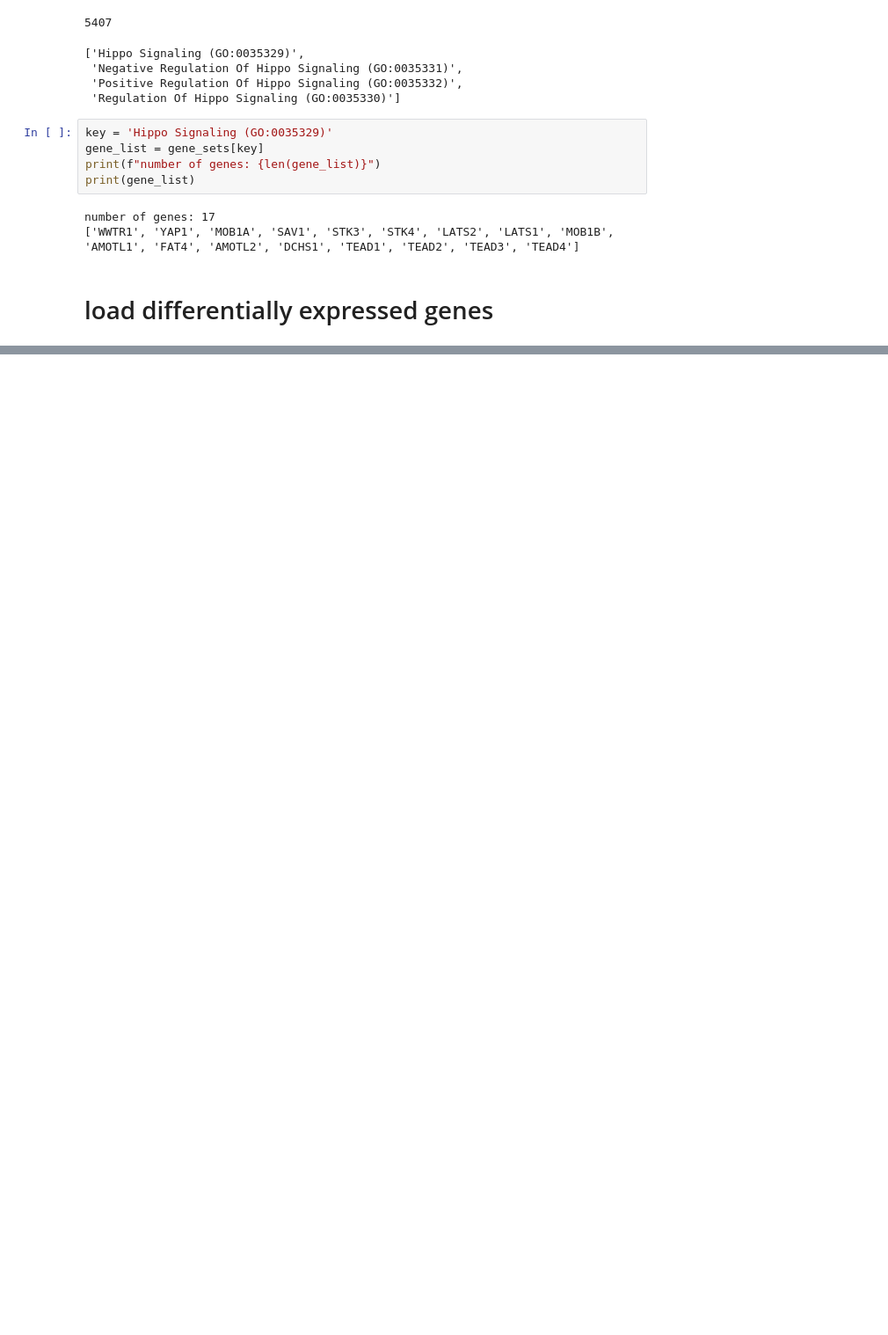
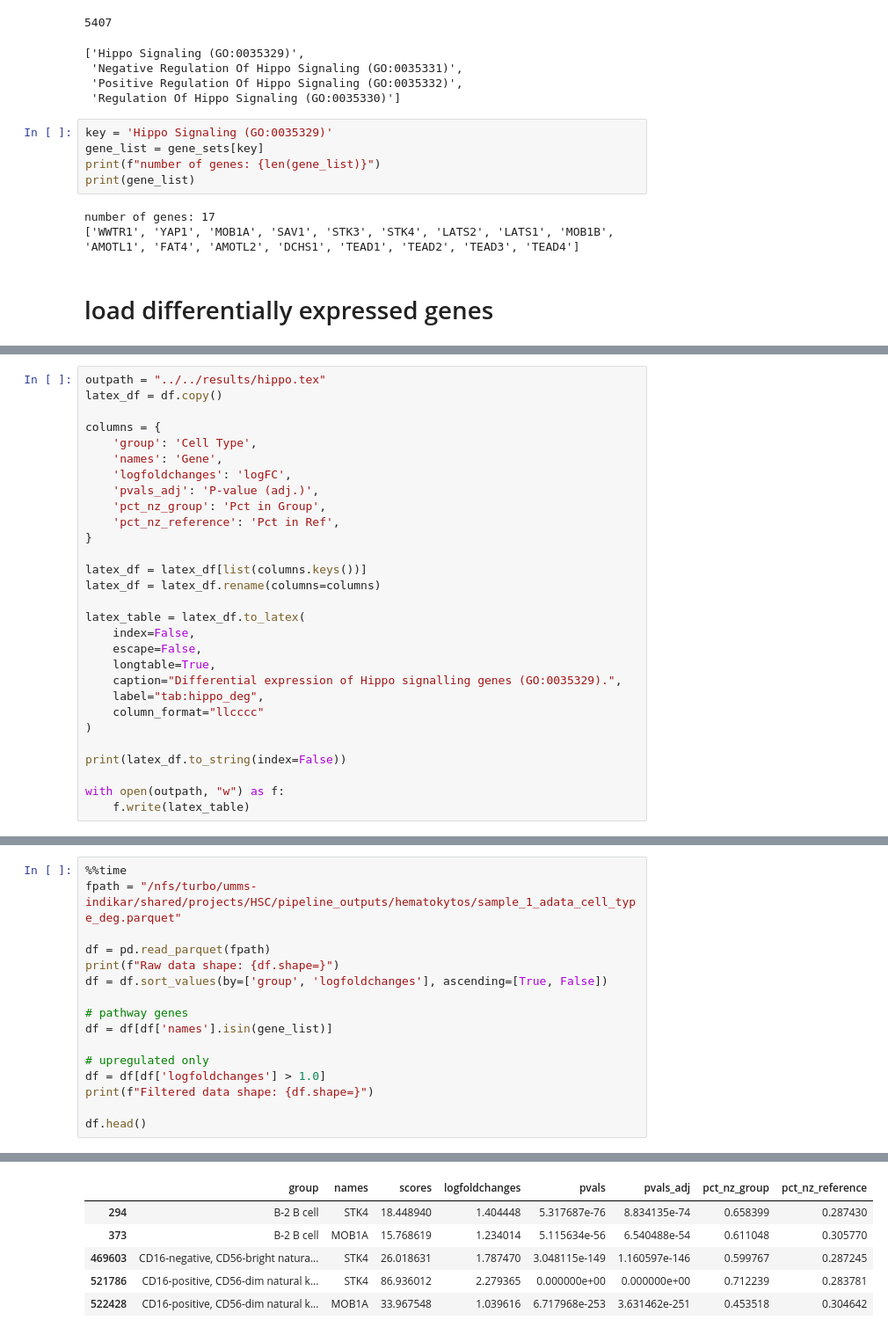
Before and after one commit to CooperStansbury/hematokytos, a Jupyter notebook: notebooks/summary/hippo.ipynb, the cells around one changed output, grey strips where cells are left out. Shown: that part at 88% size. Drawn from its saved outputs; the diff is of its cells as text; blank space fills up the shorter version.

```diff
--- a/notebooks/summary/hippo.ipynb
+++ b/notebooks/summary/hippo.ipynb
@@ -51,0 +93,29 @@ number of genes: 17
+# %%
+outpath = "../../results/hippo.tex"
+latex_df = df.copy()
+
+columns = {
+    'group': 'Cell Type',
+    'names': 'Gene',
+    'logfoldchanges': 'logFC',
+    'pvals_adj': 'P-value (adj.)',
+    'pct_nz_group': 'Pct in Group',
+    'pct_nz_reference': 'Pct in Ref',
+}
+
+latex_df = latex_df[list(columns.keys())]
+latex_df = latex_df.rename(columns=columns)
+
+latex_table = latex_df.to_latex(
+    index=False,
+    escape=False,
+    longtable=True,
+    caption="Differential expression of Hippo signalling genes (GO:0035329).",
+    label="tab:hippo_deg",
+    column_format="llcccc"
+)
+
+print(latex_df.to_string(index=False))
+
+with open(outpath, "w") as f:
+    f.write(latex_table)
@@ -51,0 +140,17 @@ number of genes: 17
+# %%
+%%time
+fpath = "/nfs/turbo/umms-indikar/shared/projects/HSC/pipeline_outputs/hematokytos/sample_1_adata_cell_type_deg.parquet"
+
+df = pd.read_parquet(fpath)
+print(f"Raw data shape: {df.shape=}")
+df = df.sort_values(by=['group', 'logfoldchanges'], ascending=[True, False])
+
+# pathway genes
+df = df[df['names'].isin(gene_list)]
+
+# upregulated only
+df = df[df['logfoldchanges'] > 1.0]
+print(f"Filtered data shape: {df.shape=}")
+
+df.head()
+# %% [output]
@@ -51,0 +161,6 @@ number of genes: 17
+|  | group | names | scores | logfoldchanges | pvals | pvals_adj | pct_nz_group | pct_nz_reference |
+| 294 | B-2 B cell | STK4 | 18.448940 | 1.404448 | 5.317687e-76 | 8.834135e-74 | 0.658399 | 0.287430 |
+| 373 | B-2 B cell | MOB1A | 15.768619 | 1.234014 | 5.115634e-56 | 6.540488e-54 | 0.611048 | 0.305770 |
+| 469603 | CD16-negative, CD56-bright natura... | STK4 | 26.018631 | 1.787470 | 3.048115e-149 | 1.160597e-146 | 0.599767 | 0.287245 |
+| 521786 | CD16-positive, CD56-dim natural k... | STK4 | 86.936012 | 2.279365 | 0.000000e+00 | 0.000000e+00 | 0.712239 | 0.283781 |
+| 522428 | CD16-positive, CD56-dim natural k... | MOB1A | 33.967548 | 1.039616 | 6.717968e-253 | 3.631462e-251 | 0.453518 | 0.304642 |
```
Also changed, not shown: parts of 9 cells of this notebook, 5 other files.
